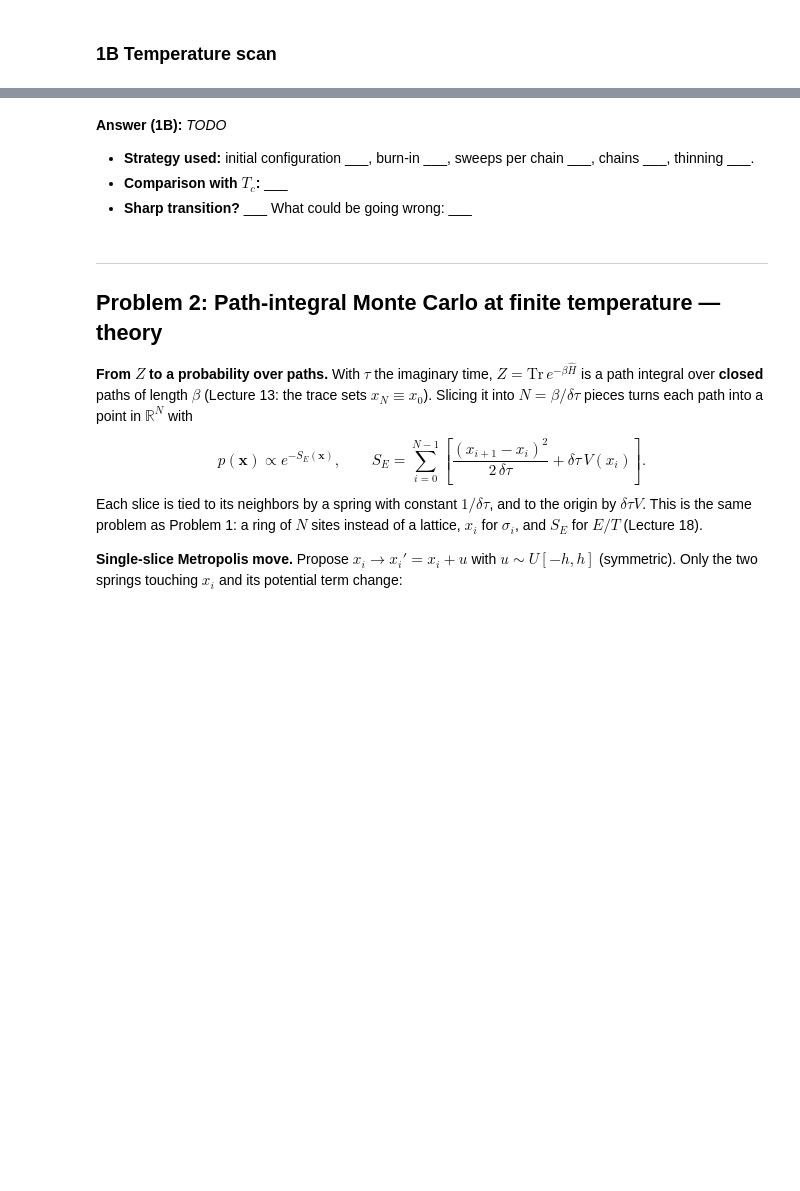
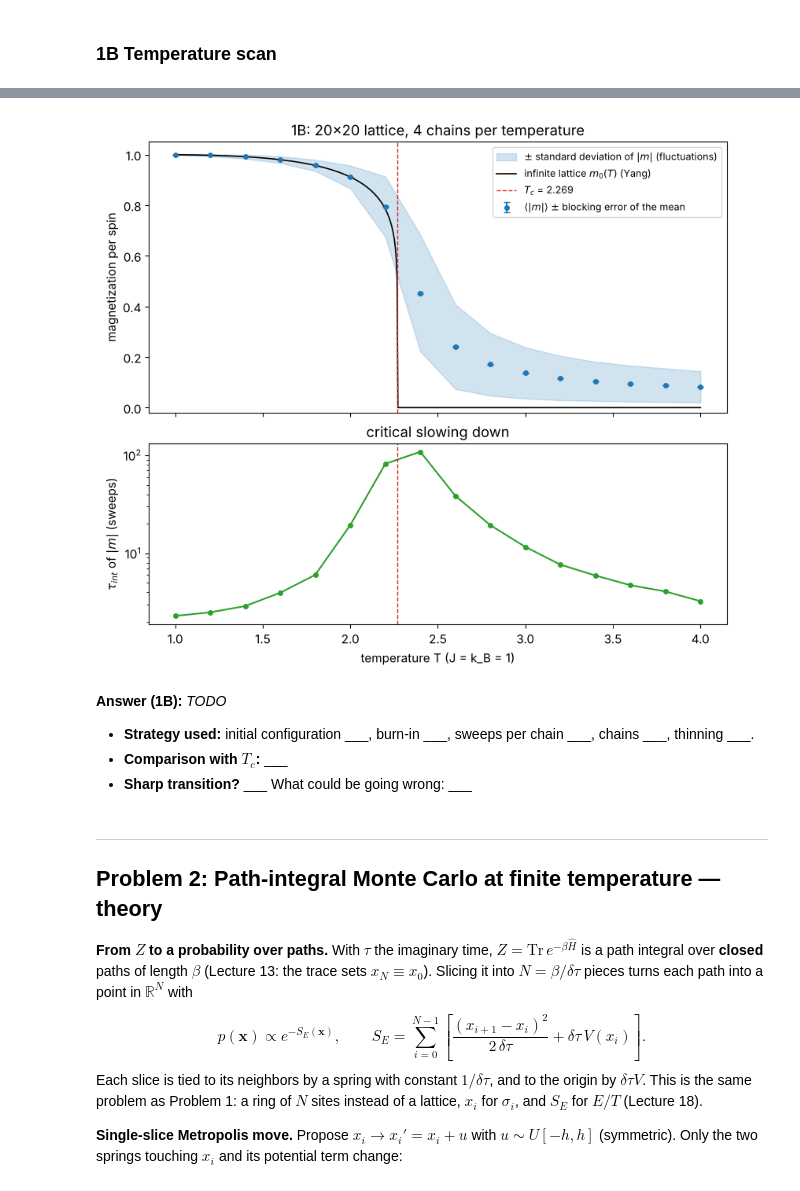
Before and after one commit to nguyentamphuc08/PHYS-242-HW-2, a Jupyter notebook: Assignment 3/Assignment 3 Homework.ipynb, the cells around one changed output, grey strips where cells are left out. Saved outputs shown, nothing was run; the diff lists cells and outputs as text; code cells hidden in the pictures; blank space fills up the shorter version.

```diff
--- a/Assignment 3/Assignment 3 Homework.ipynb
+++ b/Assignment 3/Assignment 3 Homework.ipynb
@@ -314,6 +528,28 @@ m_of_T = None      # 16 values for results.json
 # %%
-# TODO: plot <|m|> vs T with std band and blocking error bars; yang_m0(T) curve; vertical line at T_C
-# TODO (optional): tau_int vs T, to show critical slowing down
+T_arr = np.array([r["T"] for r in scan_1B])
+mean_arr = np.array([r["mean"] for r in scan_1B])
+std_arr = np.array([r["std"] for r in scan_1B])
+err_arr = np.array([r["err_block"] for r in scan_1B])
+T_fine = np.linspace(1.0, 4.0, 600)
+
+fig, (ax_m, ax_tau) = plt.subplots(2, 1, figsize=(8, 7), sharex=True, gridspec_kw={"height_ratios": [3, 2]})
+ax_m.fill_between(T_arr, mean_arr - std_arr, mean_arr + std_arr, color="C0", alpha=0.2,
+                  label=r"$\pm$ standard deviation of $|m|$ (fluctuations)")
+ax_m.errorbar(T_arr, mean_arr, yerr=err_arr, fmt="o", ms=4, capsize=3, color="C0",
+              label=r"$\langle|m|\rangle$ $\pm$ blocking error of the mean")
+ax_m.plot(T_fine, yang_m0(T_fine), "k-", lw=1.2, label=r"infinite lattice $m_0(T)$ (Yang)")
+ax_m.axvline(T_C, color="C3", ls="--", lw=1, label=rf"$T_c$ = {T_C:.3f}")
+ax_m.set(ylabel="magnetization per spin", ylim=(-0.02, 1.05),
+         title=f"1B: {L}x{L} lattice, {N_CHAINS} chains per temperature")
+ax_m.legend(fontsize=9, loc="upper right")
+ax_tau.semilogy(T_arr, [r["tau"] for r in scan_1B], "o-", ms=4, color="C2")
+ax_tau.axvline(T_C, color="C3", ls="--", lw=1)
+ax_tau.set(xlabel="temperature T (J = k_B = 1)", ylabel=r"$\tau_{int}$ of $|m|$ (sweeps)",
+           title="critical slowing down")
+save(fig, "1B_magnetization")
+plt.show()
+# %% [output]
+[figure, added]
 # %% [markdown]
 **Answer (1B):** _TODO_
 - **Strategy used:** initial configuration ___, burn-in ___, sweeps per chain ___, chains ___, thinning ___.
```
Also changed, not shown: parts of 24 cells of this notebook, 15 other files.
